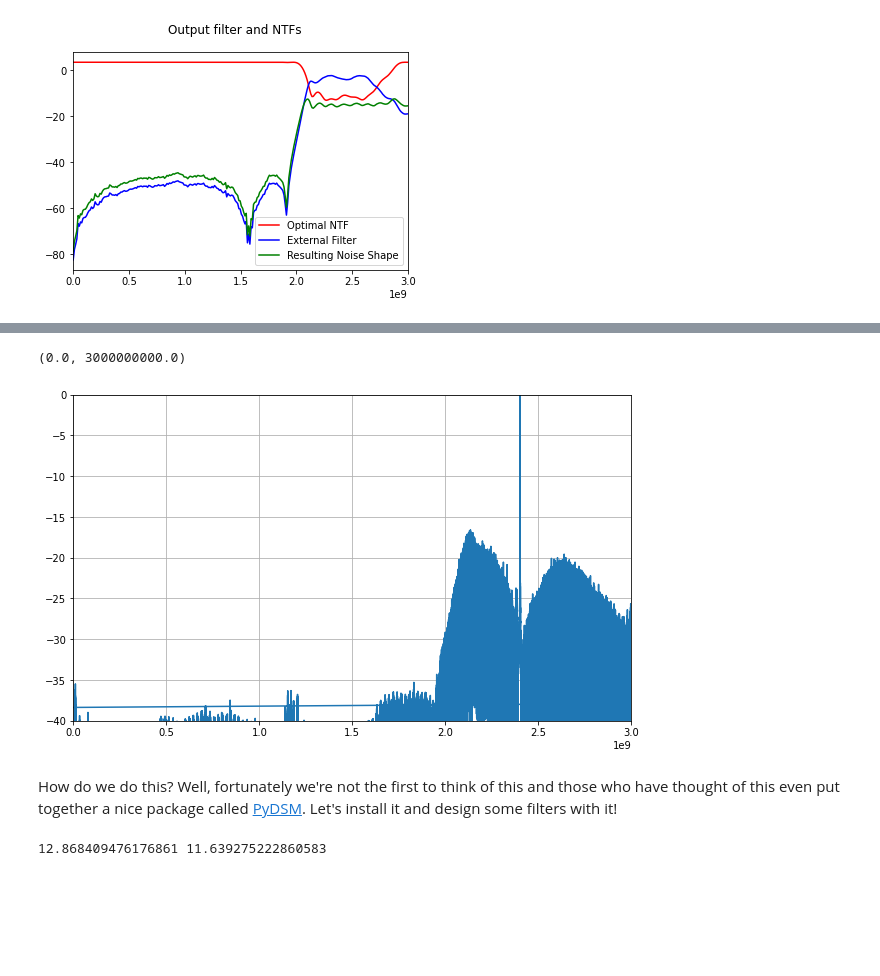
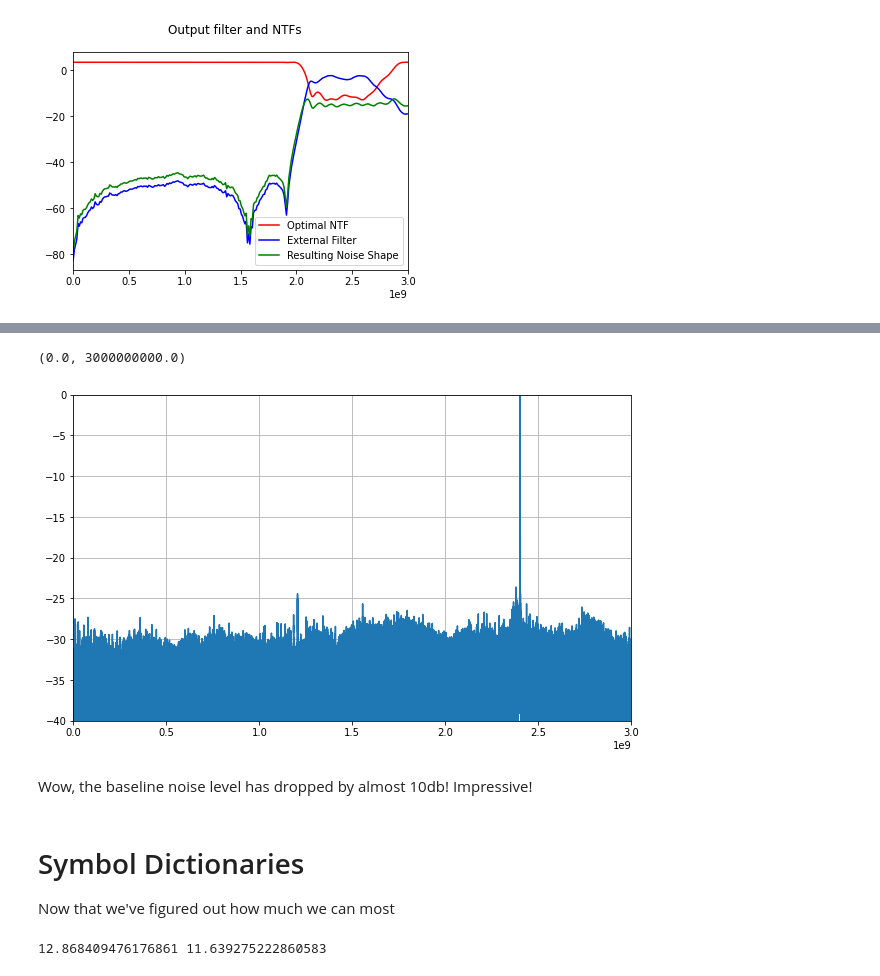
Before and after one commit to newhouseb/onebitbt, a Jupyter notebook: research/Transmission (WIP).ipynb, the cells around one changed output, grey strips where cells are left out. Drawn from its saved outputs; the diff is of its cells as text; code cells hidden in the pictures; blank space fills up the shorter version.

Commit message:
Filter-based DSM design works

```diff
--- a/research/Transmission (WIP).ipynb
+++ b/research/Transmission (WIP).ipynb
@@ -294,0 +355,20 @@ plt.gca().set_xlim(0, 3e9)
+# %%
+import csv
+from scipy.interpolate import interp1d
+
+traced = np.array([(float(f), float(d)) for f,d in csv.reader(open('saw_filter_traced.csv'))])
+
+# Interpolate to 600 equally spaced points (this means 1200 total, so 1200 * 5MHz -> 6GHz sampling rate)
+x = traced[:,0]
+y = -1*traced[:,1]
+f = interp1d(x, y)
+x = np.array(np.linspace(5, 3000, 600))
+y = np.array(f(x))
+
+x = np.concatenate((np.flip(x)*-1, np.array([0]), x))
+
+# In FFT format
+y_orig = 10**(np.concatenate((np.array([-70]), y, np.flip(y)))/10)
+y = 10**(np.concatenate((np.flip(y), np.array([-70]), y))/10.0)
+
+plt.plot(x, 10*np.log10(y))
@@ -294,0 +378,5 @@ plt.gca().set_xlim(0, 3e9)
+# %%
+impulse = np.fft.ifft(y_orig)
+impulse_trunc = impulse[:300]
+
+plt.plot(np.real(impulse_trunc))
@@ -294,0 +386,4 @@ plt.gca().set_xlim(0, 3e9)
+# %%
+H_inf = 1.5
+q0 = q0_from_filter_ir(49, np.real(impulse_trunc))
+ntf_opti = ntf_fir_from_q0(q0, H_inf=H_inf)
@@ -295,19 +428,27 @@ plt.gca().set_xlim(0, 3e9)
+# %%
+sample_rate = 6e9
+modulated = modulate_gmsk(prbs9(), sample_rate=sample_rate)
+xx_opti = simulateDSM(modulated, ntf_opti)
 # %%
-fftm = np.abs(fft(np.convolve(modulatedsd5, impulse_response_6g, mode="same")))
+fftm = np.abs(fft(np.convolve(xx_opti[0], impulse_trunc, mode="same")))
 fftm = fftm/np.max(fftm)
 
 fftbins = fftfreq(len(fftm), 1/sample_rate)
 
 plt.figure(figsize=(10,6))
 plt.plot(fftbins, 10*np.log10(fftm))
 plt.grid(b=True)
 plt.gca().set_ylim(-40, 0)
 plt.gca().set_xlim(0, 3e9)
 # %% [output]
 (0.0, 3000000000.0)
-[figure, old version]
+[figure, new version]
-# %% [markdown]
-How do we do this? Well, fortunately we're not the first to think of this and those who have thought of this even put together a nice package called [PyDSM](https://pypi.org/project/pydsm/). Let's install it and design some filters with it!
+# %% [markdown]
+Wow, the baseline noise level has dropped by almost 10db! Impressive!
+# %% [markdown]
+# Symbol Dictionaries
+
+Now that we've figured out how much we can most
 # %%
 opt_power = np.var(np.convolve(xx_opti[0], impulse_response_6g, mode="same"))
 orig_power = np.var(np.convolve(modulatedsd5, impulse_response_6g, mode="same"))
```
Also changed, not shown: parts of 36 cells of this notebook.
